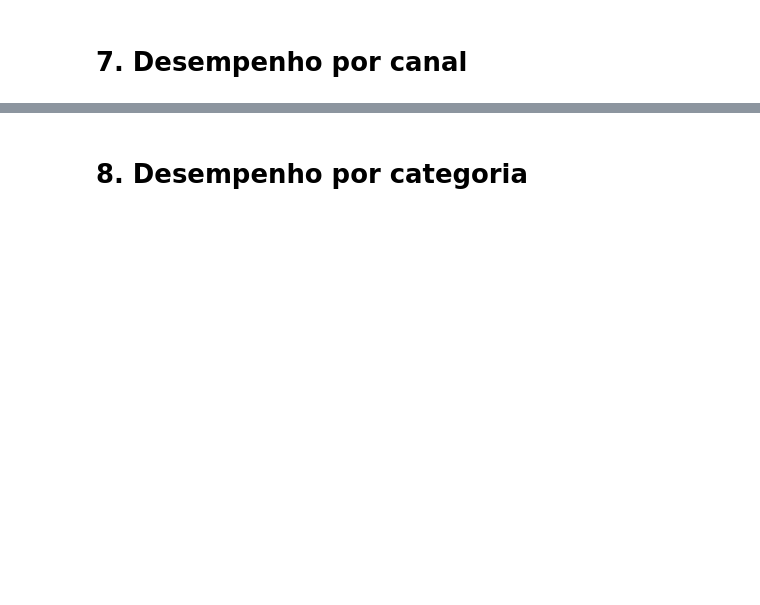
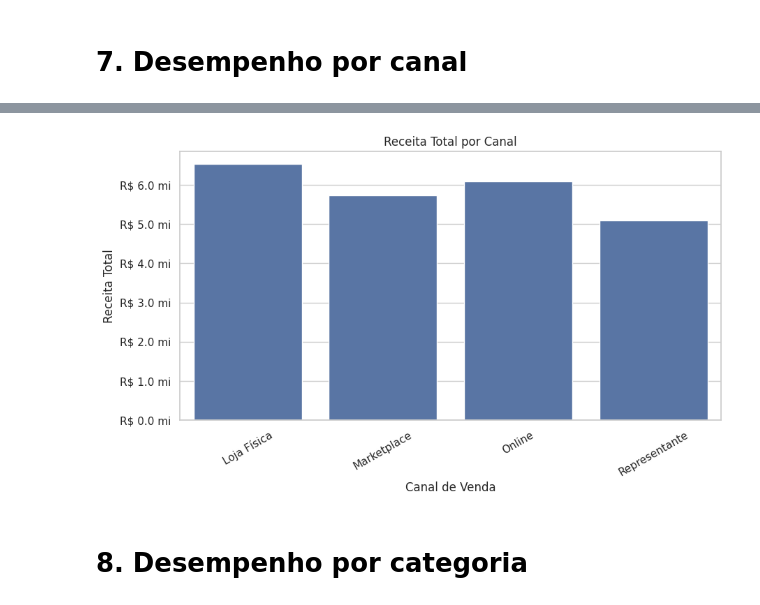
Before and after one commit to AlexandreLouzada/projeto-venda-brasil-g2, a Jupyter notebook: notebooks/analise_venda_brasil.ipynb, the cells around one changed output, grey strips where cells are left out. Cells and saved outputs as stored; diff of their text form; code cells hidden in the pictures; blank space fills up the shorter version.

```diff
--- a/notebooks/analise_venda_brasil.ipynb
+++ b/notebooks/analise_venda_brasil.ipynb
@@ -138,20 +193,31 @@ desempenho_canal.sort_values("receita_total", ascending=False)
 # %%
 
-fig, ax = plt.subplots(figsize=(8, 5))
+# Criação do gráfico
+fig, ax = plt.subplots(figsize=(10, 5))
 
 sns.barplot(
-    data=desempenho_canal.sort_values("receita_total", ascending=False),
+    data=desempenho_canal,
     x="canal",
     y="receita_total",
     ax=ax
 )
 
+# Títulos e rótulos
 ax.set_title("Receita Total por Canal")
-ax.set_xlabel("Canal")
-ax.set_ylabel("Receita")
+ax.set_xlabel("Canal de Venda")
+ax.set_ylabel("Receita Total")
+
+# Formatação do eixo Y
+ax.yaxis.set_major_formatter(
+    mtick.FuncFormatter(lambda x, _: f'R$ {x/1_000_000:.1f} mi')
+)
+
+# Rotação dos rótulos
 ax.tick_params(axis="x", rotation=30)
 
 plt.show()
+# %% [output]
+[figure, added]
 # %% [markdown]
 # 8. Desempenho por categoria
 # %%
```
Also changed, not shown: parts of 11 cells of this notebook.
